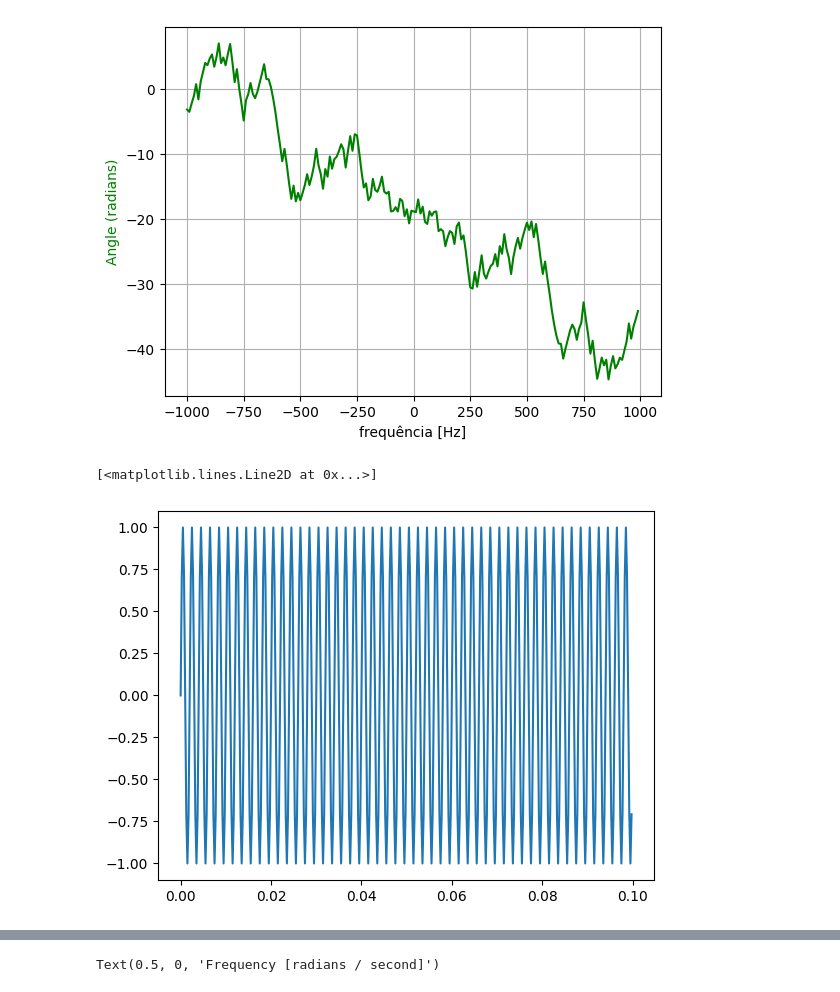
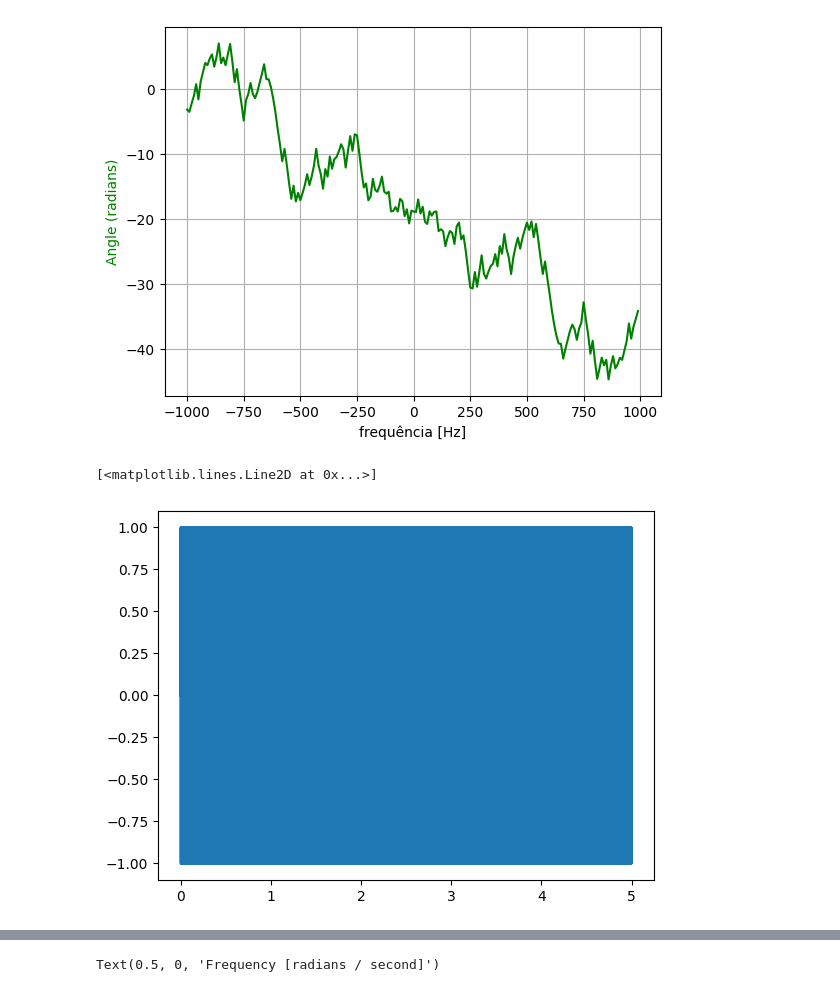
Before and after one commit to MatheusrCunha/PDS_1, a Jupyter notebook: Filtros_e_DFT_(1a_parte)_novo_matheus.ipynb, the cells around one changed output, grey strips where cells are left out. Saved outputs shown, nothing was run; the diff lists cells and outputs as text; code cells hidden in the pictures.

```diff
--- a/Filtros_e_DFT_(1a_parte)_novo_matheus.ipynb
+++ b/Filtros_e_DFT_(1a_parte)_novo_matheus.ipynb
@@ -203,19 +203,19 @@ plt.show()
 # %%
 Fs = 4000 # taxa de amostragem
 f0 = 500 # frequência da senoide
 fase_ini = 0 # ângulo de fase inicial
 ampl = 1 # amplitude da senoide
-durt = 0.1 # duração do sinal
+durt = 5 # duração do sinal
 Ts = 1/Fs # Periodo de amostragem
 num_passos = np.round(durt*Fs).astype(int) # número de passos
 n = np.arange(0,num_passos,1) # índices amostrais
 x_sinepuro =  ampl*np.sin(2*np.pi * f0 * n*Ts + fase_ini)
 noise = np.random.normal(0,2,len(x_sinepuro))
 t = n*Ts # escala de tempo do sinal
 plt.plot(t, x_sinepuro)
 # %% [output]
 [<matplotlib.lines.Line2D at 0x...>]
-[figure, old version]
+[figure, new version]
 # %%
 
 plt.title('Plot do sinal senoidal + ruido')
```
Also changed, not shown: parts of 5 cells of this notebook.
